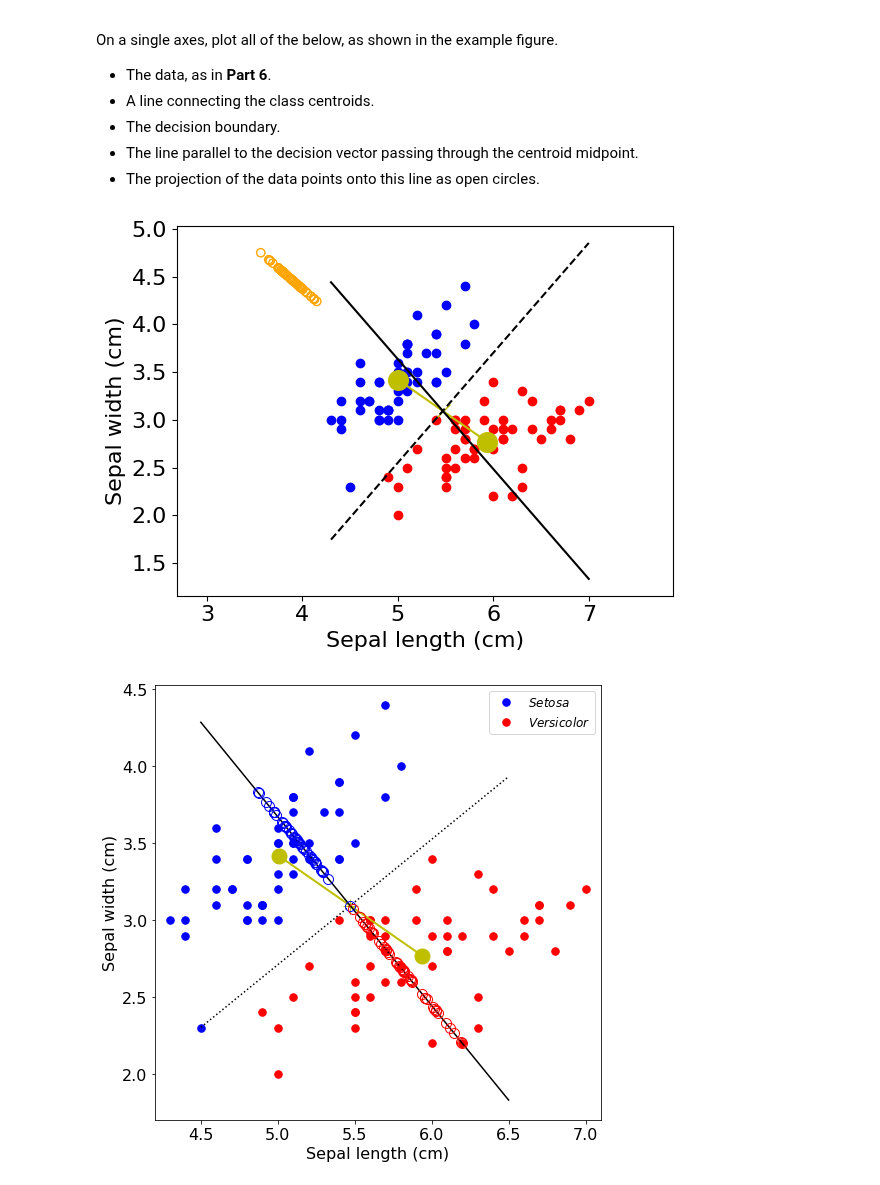
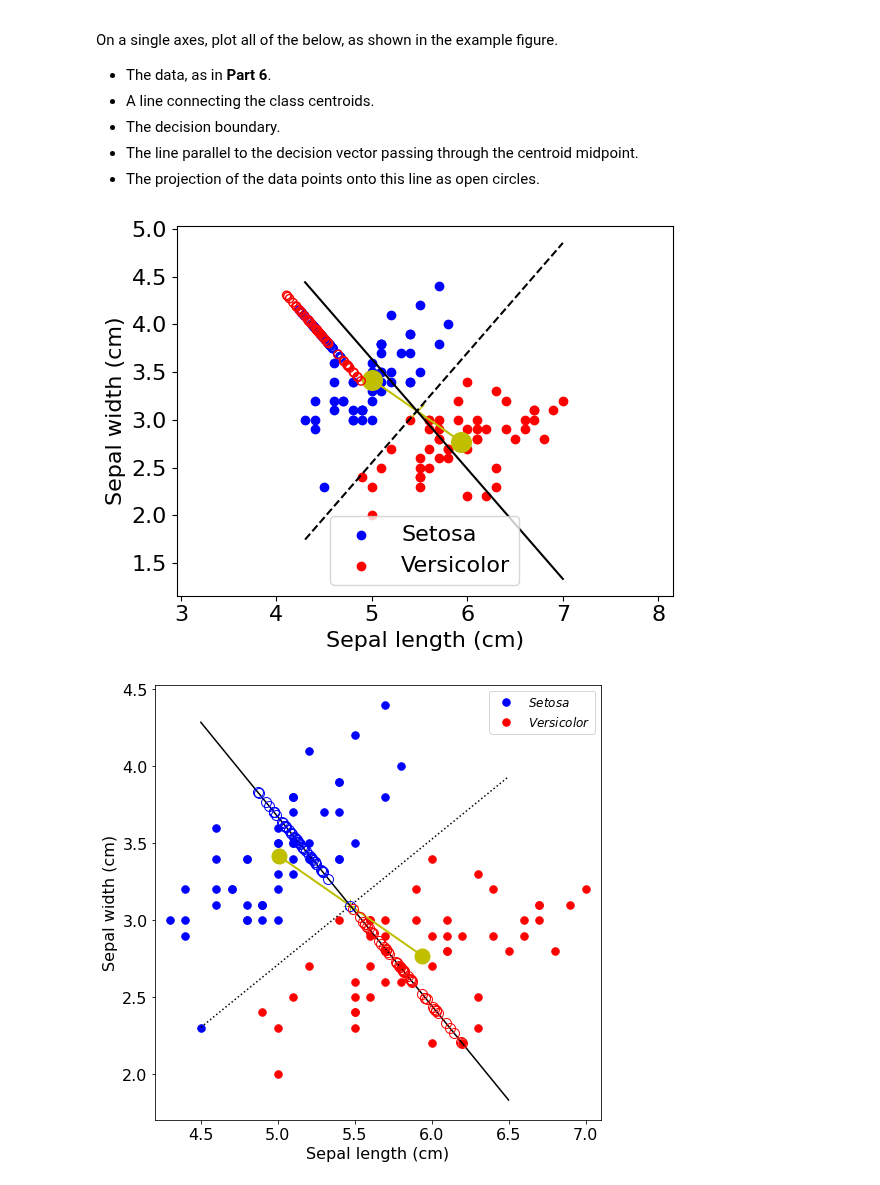
Before and after one commit to Urvi-M/BE559, a Jupyter notebook: Homework3_part1_v1.ipynb, the cells around one changed output. Cells and saved outputs as stored; diff of their text form; code cells hidden in the pictures.

```diff
--- a/Homework3_part1_v1.ipynb
+++ b/Homework3_part1_v1.ipynb
@@ -334,33 +334,35 @@ On a single axes, plot all of the below, as shown in the example figure.
 # %%
 plt.scatter(sl[snum==0],sw[snum==0],c='b', label ='Setosa')
 plt.scatter(sl[snum==1],sw[snum==1],c='r', label ='Versicolor')
 plt.scatter(slmx,swmy, c='y',s=200, marker='o')
 plt.scatter(vlmx,vwmy, c='y',s=200, marker='o')
 plt.plot([slmx,vlmx], [swmy, vwmy], 'y')
 
-plt.plot(mx,my,'yx',markersize=10, label ='Line connecting class centroids')
+plt.plot(mx,my,'yx',markersize=10) #, label ='Line connecting class centroids'
 
 x_val = np.linspace(min(sl[0:100]), max(sl[0:100]), 50)
 y_val = decisiony(x_val, W, m)
 # y_proj = proj(sl[0:100],W,m )
 # print(np.shape(y_val))
 y_parl =liney(x_val, W, m)
-plt.plot(x_val, y_val, 'k-', label='Decision Boundary')
-plt.plot(x_val, y_parl, 'k--', label='Line parallel to the Decision Boundary')
+plt.plot(x_val, y_val, 'k-')#label='Decision Boundary'
+plt.plot(x_val, y_parl, 'k--') #, label='Line parallel to the Decision Boundary'
 
 # Calculate the projection of the data points onto the line
-projected_points = proj(np.column_stack((sinvx, sinvy)), W, m)
+proj_s = proj(np.column_stack([sinvx, sinvy]), W, m)
+proj_v = proj(np.column_stack([-vinvx, -vinvy]), W, m)
 
-# Plot the projected points as open circles
-plt.scatter(projected_points[:, 0], projected_points[:, 1], facecolors='none', edgecolors='orange', label='Projected Points')
+# 'Projected Points'
+plt.scatter(proj_s[:, 1], proj_s[:, 0], facecolors='none', edgecolors='b')
+plt.scatter(proj_v[:, 1], proj_v[:, 0], facecolors='none', edgecolors='r')
 
 plt.xlabel('Sepal length (cm)')
 plt.ylabel('Sepal width (cm)')
 plt.axis('equal')
-# plt.legend()
+plt.legend()
 plt.show()
 # %% [output]
-[figure, old version]
+[figure, new version]
 # %%
 # %% [output]
 [figure]
```
Also changed, not shown: parts of 2 cells of this notebook.
